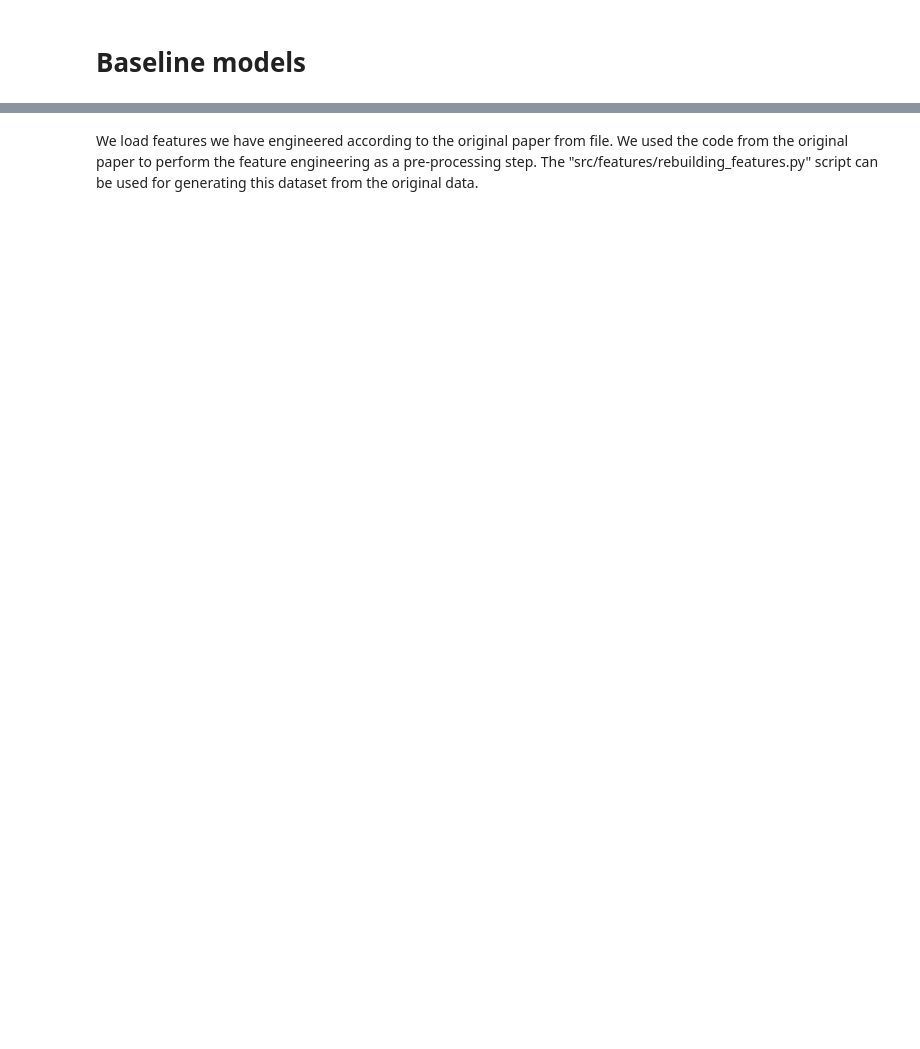
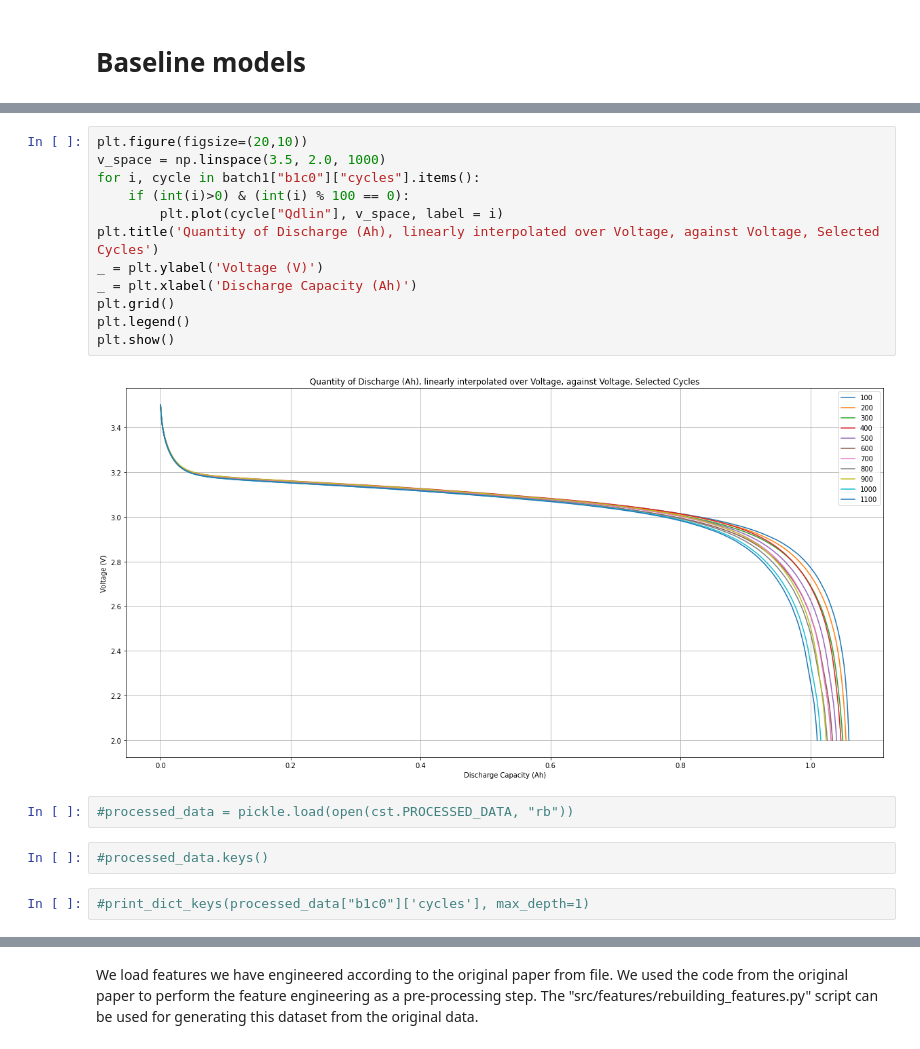
Before and after one commit to LourensWalters/battery-cycle-life, a Jupyter notebook: src/notebooks/battery life cycle prediction.ipynb, the cells around one changed output, grey strips where cells are left out. Saved outputs shown, nothing was run; the diff lists cells and outputs as text; blank space fills up the shorter version.

```diff
--- a/src/notebooks/battery life cycle prediction.ipynb
+++ b/src/notebooks/battery life cycle prediction.ipynb
@@ -12,0 +109,20 @@ from sklearn.metrics import mean_squared_error, accuracy_score
+# %%
+plt.figure(figsize=(20,10))
+v_space = np.linspace(3.5, 2.0, 1000)
+for i, cycle in batch1["b1c0"]["cycles"].items():
+    if (int(i)>0) & (int(i) % 100 == 0):
+        plt.plot(cycle["Qdlin"], v_space, label = i)
+plt.title('Quantity of Discharge (Ah), linearly interpolated over Voltage, against Voltage, Selected Cycles')
+_ = plt.ylabel('Voltage (V)')
+_ = plt.xlabel('Discharge Capacity (Ah)')
+plt.grid()
+plt.legend()
+plt.show()
+# %% [output]
+[figure, added]
+# %%
+#processed_data = pickle.load(open(cst.PROCESSED_DATA, "rb"))
+# %%
+#processed_data.keys()
+# %%
+#print_dict_keys(processed_data["b1c0"]['cycles'], max_depth=1)
```
Also changed, not shown: parts of 32 cells of this notebook, 2 other files.
